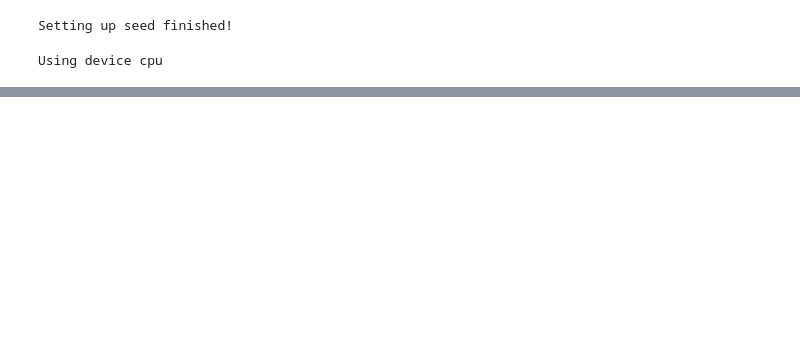
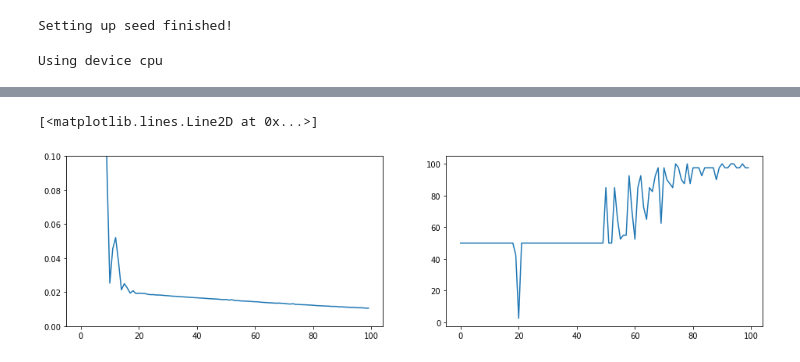
Before and after one commit to BarryLiu97/deep-learning, a Jupyter notebook: Gender/gender_train.ipynb, the cells around one changed output, grey strips where cells are left out. Saved outputs shown, nothing was run; the diff lists cells and outputs as text; code cells hidden in the pictures; blank space fills up the shorter version.

```diff
--- a/Gender/gender_train.ipynb
+++ b/Gender/gender_train.ipynb
@@ -71,10 +73,10 @@ def train(epoch, model):
         total += target.size(0)
         correct += (predicted == target).sum().item()
 
-        print('[%d, %5d] loss: %.3f' % (epoch+1, batch_idx+1, running_loss/2000))
+        print('[%d, %5d] loss: %.3f' % (epoch+1, batch_idx+1, running_loss/200))
         print(f'Accuracy on train set: {round(100*correct/total, 2)}% [{correct}/{total}]')
         running_loss = 0.0
-    return epoch_loss/2000, model
+    return epoch_loss/200, model
 # %%
 def valid(epoch, model):
     correct = 0
@@ -93,18 +95,20 @@ def valid(epoch, model):
     print(f'Accuracy on valid set: {round(100*correct/total, 2)}% [{correct}/{total}]')
     print('----------------------------------------------------------------------------')
     print('----------------------------------------------------------------------------')
+    return round(100*correct/total, 2)
 # %%
-model = GenderNet()
+model = GenderNet(do_bn=False)
 model.to(device);
 
 optimizer = torch.optim.Adam(model.parameters(), lr=0.01, weight_decay=1e-3)
-scheduler = torch.optim.lr_scheduler.MultiStepLR(optimizer, [10, 20], 0.1)
+# scheduler = torch.optim.lr_scheduler.MultiStepLR(optimizer, [10, 20], 0.1)
 criterion = nn.CrossEntropyLoss()
 
 epoch_loss = []
+valid_acc = []
 for epoch in range(100):
     current_loss, model = train(epoch, model)
-    valid(epoch, model)
+    valid_acc.append(valid(epoch, model))
     epoch_loss.append(current_loss)
 # %% [output]
 GenderNet(
@@ -125,4 +129,12 @@ Accuracy on valid set: 97.5% [39/40]
 ----------------------------------------------------------------------------
 ----------------------------------------------------------------------------
 # %%
-plt.pl
+plt.figure(figsize=(16, 4))
+plt.subplot(121)
+plt.plot(epoch_loss)
+plt.ylim(0, 0.1)
+plt.subplot(122)
+plt.plot(valid_acc)
+# %% [output]
+[<matplotlib.lines.Line2D at 0x...>]
+[figure, added]
```
Also changed, not shown: parts of 10 cells of this notebook, 1 other file.
